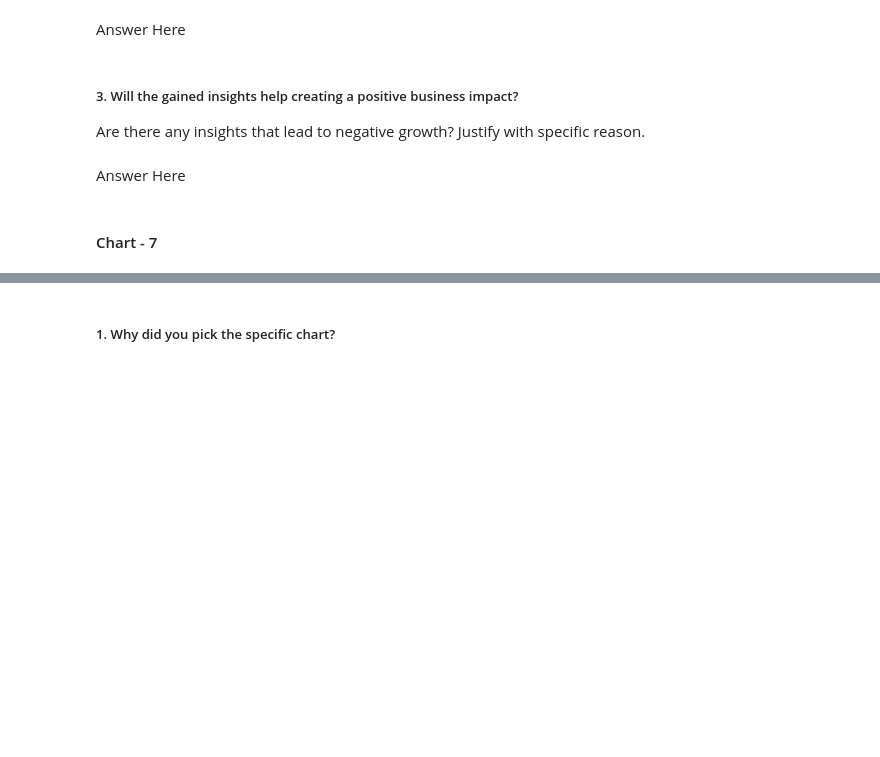
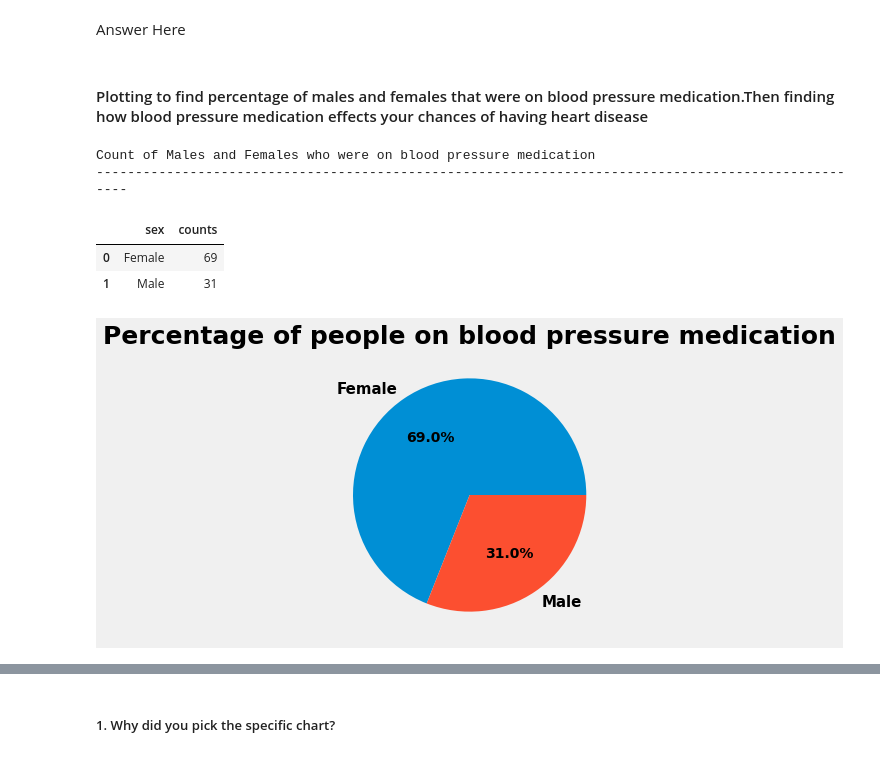
Before and after one commit to 7-sumit/Cardiovascular-Risk-Prediction, a Jupyter notebook: Cardiovascular_Risk_Prediction.ipynb, the cells around one changed output, grey strips where cells are left out. Saved outputs shown, nothing was run; the diff lists cells and outputs as text; code cells hidden in the pictures; blank space fills up the shorter version.

```diff
--- a/Cardiovascular_Risk_Prediction.ipynb
+++ b/Cardiovascular_Risk_Prediction.ipynb
@@ -451,10 +482,3 @@ Answer Here.
 ##### 2. What is/are the insight(s) found from the chart?
 # %% [markdown]
 Answer Here
-# %% [markdown]
-##### 3. Will the gained insights help creating a positive business impact?
-Are there any insights that lead to negative growth? Justify with specific reason.
-# %% [markdown]
-Answer Here
-# %% [markdown]
-#### Chart - 7
@@ -462,0 +485,24 @@ Answer Here
+# %% [markdown]
+#### Plotting to find percentage of males and females that were on blood pressure medication.Then finding how blood pressure medication effects your chances of having heart disease
+# %%
+# Creating df of people who were previously on blood pressure medication
+blood_pressure_medication = df1.loc[df1['bp_meds']=='Yes',['sex']]
+
+# Counting number of males and females on blood pressure medication
+bp_med_count_df = blood_pressure_medication.value_counts().reset_index().rename(columns={0:'counts'})
+
+# Plotting percentage of males and females who were on blood pressure medication
+plt.figure(figsize=(7,5))
+plt.pie(bp_med_count_df['counts'],autopct='%1.1f%%',labels=['Female','Male'])
+plt.title('Percentage of people on blood pressure medication');
+
+print('Count of Males and Females who were on blood pressure medication')
+print(100*'-')
+bp_med_count_df
+# %% [output]
+Count of Males and Females who were on blood pressure medication
+----------------------------------------------------------------------------------------------------
+|  | sex | counts |
+| 0 | Female | 69 |
+| 1 | Male | 31 |
+[figure, added]
```
Also changed, not shown: parts of 16 cells of this notebook.
